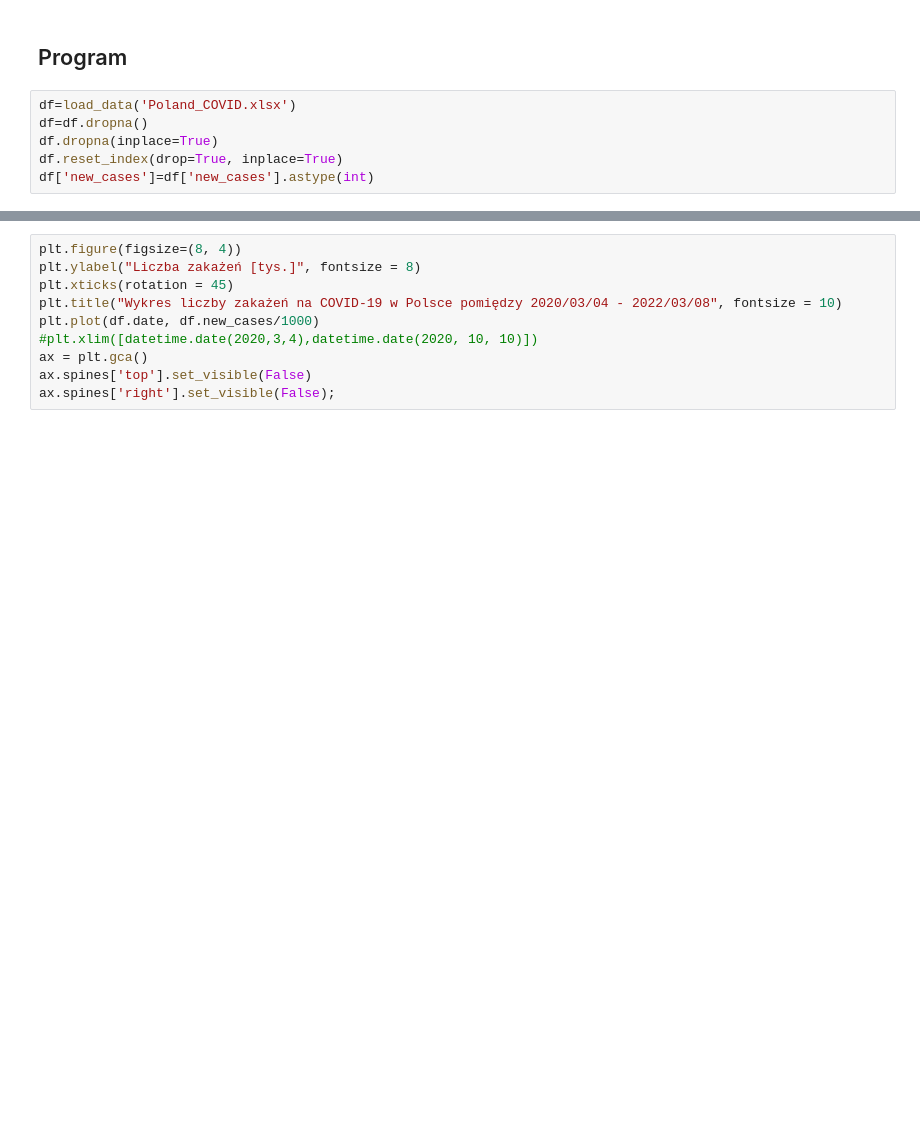
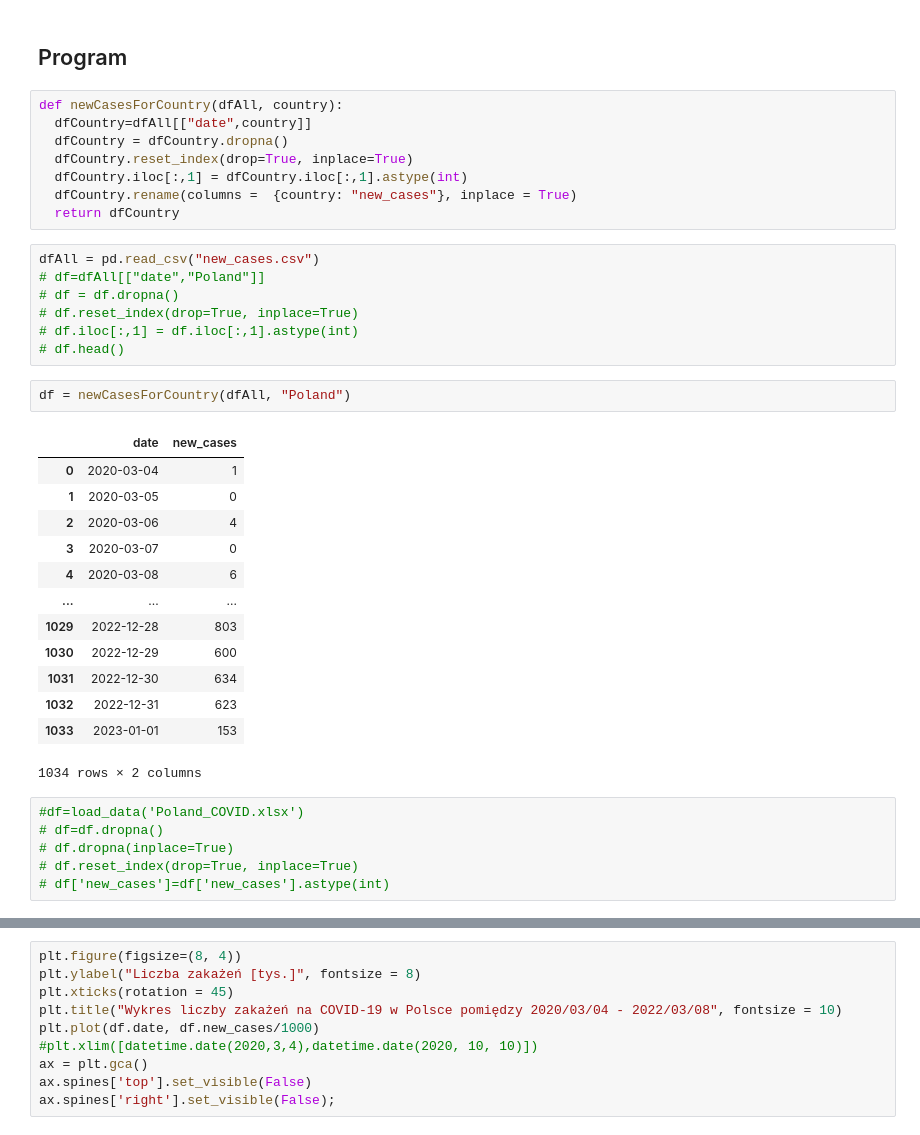
Before and after one commit to antoniperuzynski/BenfordsLaw, a Jupyter notebook: Benford_Law.ipynb, the cells around one changed output, grey strips where cells are left out. Cells and saved outputs as stored; diff of their text form; blank space fills up the shorter version.

Commit message:
Add new way of loading data from file with all countries

```diff
--- a/Benford_Law.ipynb
+++ b/Benford_Law.ipynb
@@ -269,9 +273,40 @@ def theoretical_two_1st_number_counts():
     return [round(math.log(1+(i)**(-1), 10), 6)for i in range(10,100)]
 # %% [markdown]
 ## Program
+# %%
+def newCasesForCountry(dfAll, country):
+  dfCountry=dfAll[["date",country]]
+  dfCountry = dfCountry.dropna()
+  dfCountry.reset_index(drop=True, inplace=True)
+  dfCountry.iloc[:,1] = dfCountry.iloc[:,1].astype(int)
+  dfCountry.rename(columns =  {country: "new_cases"}, inplace = True)
+  return dfCountry
+# %%
+dfAll = pd.read_csv("new_cases.csv")
+# df=dfAll[["date","Poland"]]
+# df = df.dropna()
+# df.reset_index(drop=True, inplace=True)
+# df.iloc[:,1] = df.iloc[:,1].astype(int)
+# df.head()
+# %%
+df = newCasesForCountry(dfAll, "Poland")
+# %% [output]
+|  | date | new_cases |
+| 0 | 2020-03-04 | 1 |
+| 1 | 2020-03-05 | 0 |
+| 2 | 2020-03-06 | 4 |
+| 3 | 2020-03-07 | 0 |
+| 4 | 2020-03-08 | 6 |
+| ... | ... | ... |
+| 1029 | 2022-12-28 | 803 |
+| 1030 | 2022-12-29 | 600 |
+| 1031 | 2022-12-30 | 634 |
+| 1032 | 2022-12-31 | 623 |
+| 1033 | 2023-01-01 | 153 |
+1034 rows × 2 columns
 # %%
-df=load_data('Poland_COVID.xlsx')
-df=df.dropna()
-df.dropna(inplace=True)
-df.reset_index(drop=True, inplace=True)
-df['new_cases']=df['new_cases'].astype(int)
+#df=load_data('Poland_COVID.xlsx')
+# df=df.dropna()
+# df.dropna(inplace=True)
+# df.reset_index(drop=True, inplace=True)
+# df['new_cases']=df['new_cases'].astype(int)
```
Also changed, not shown: parts of 3 cells of this notebook.
